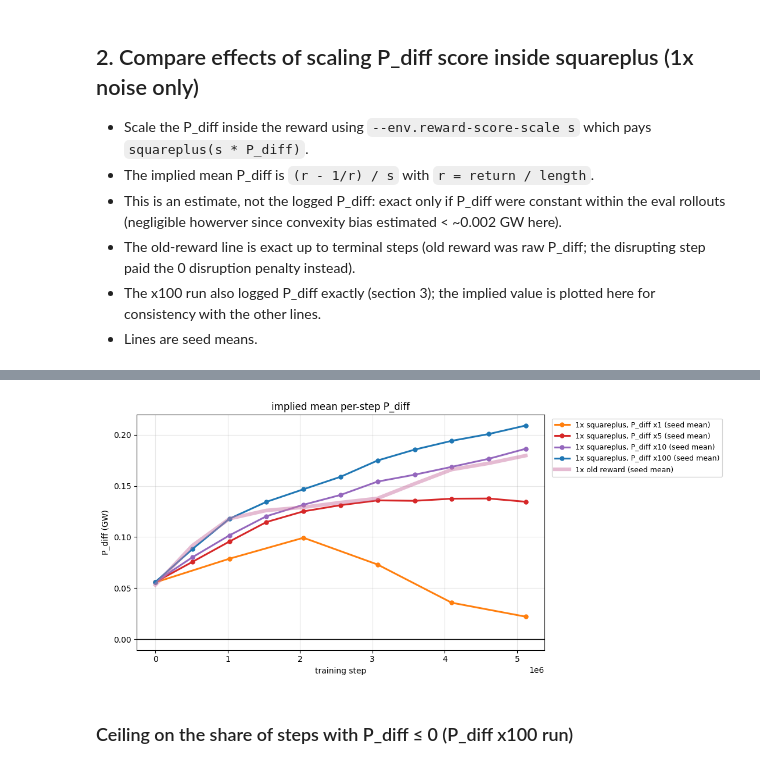
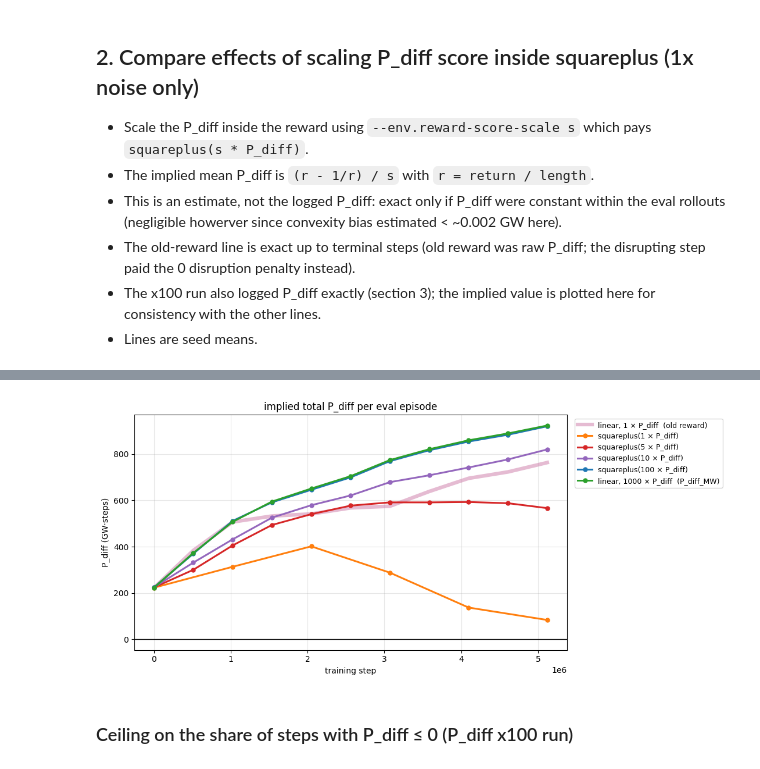
Before and after one commit to davcoope/plasmax, a Jupyter notebook: experiments/studies/dc_rewards_comparison.ipynb, the cells around one changed output, grey strips where cells are left out. Cells and saved outputs as stored; diff of their text form; code cells hidden in the pictures.

```diff
--- a/experiments/studies/dc_rewards_comparison.ipynb
+++ b/experiments/studies/dc_rewards_comparison.ipynb
@@ -141,11 +149,23 @@ finish(ax, "eval episode length", "episode length (steps)", "pdiff_scaling_episo
-# %%
-fig, ax = plt.subplots(figsize=(11, 5))
-for s, m in pdiff.items():
-    ax.plot(m.index, m, color=colors[s], lw=2.2, marker="o", ms=5, label=f"1x squareplus, P_diff x{s:g} (seed mean)")
-ax.plot(old_1x_pdiff.index, old_1x_pdiff, color=OLD_COLORS[1], lw=4.5, alpha=0.5, label="1x old reward (seed mean)")
-finish(ax, "implied mean per-step P_diff", "P_diff (GW)", "pdiff_scaling_implied_pdiff", zero_line=True)
-# %% [output]
-[figure, removed]
+# %%
+def total_pdiff_run(rid, scale):
+    h = history(SQ_PROJECT, rid, 1, [f"seeds/{s}/{k}" for s in SEEDS for k in RL])
+    h = h[h.index <= T_CROP]
+    ret, length = (pd.concat({s: h[f"seeds/{s}/{k}"] for s in SEEDS}, axis=1) for k in RL)
+    rbar = ret / length
+    return ((rbar - 1 / rbar) / scale * length).mean(axis=1)  # per-seed implied mean x length, then seed mean
+
+total_pdiff = {1: total_pdiff_run(SQ_RUNS[1], 1.0)} | {s: total_pdiff_run(rid, float(s)) for s, rid in SCALED_RUNS.items()}
+# Exact up to terminal steps: these rewards are raw P_diff, so the return is the total.
+mw_total = pd.concat({s: h_mw[f"seeds/{s}/{RL[0]}"] for s in SEEDS}, axis=1).mean(axis=1) / 1e3
+
+fig, ax = plt.subplots(figsize=(11, 5))
+ax.plot(old[1].index, old[1][RL[0]], color=OLD_COLORS[1], lw=4.5, alpha=0.5, label="linear, 1 × P_diff  (old reward)")
+for s, m in total_pdiff.items():
+    ax.plot(m.index, m, color=colors[s], lw=2.2, marker="o", ms=5, label=f"squareplus({s:g} × P_diff)")
+ax.plot(mw_total.index, mw_total, color=MW_COLOR, lw=2.2, marker="o", ms=5, label="linear, 1000 × P_diff  (P_diff_MW)")
+finish(ax, "implied total P_diff per eval episode", "P_diff (GW·steps)", "pdiff_scaling_implied_total_pdiff", zero_line=True)
+# %% [output]
+[figure, added]
 # %% [markdown]
 ### Ceiling on the share of steps with P_diff ≤ 0 (P_diff x100 run)
 # %% [markdown]
```
Also changed, not shown: parts of 2 cells of this notebook.
